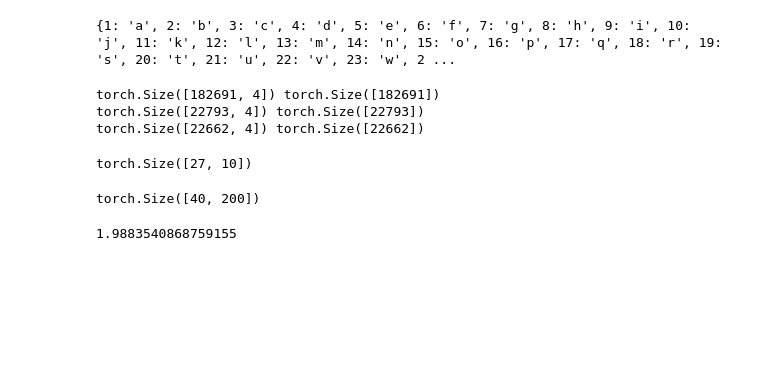
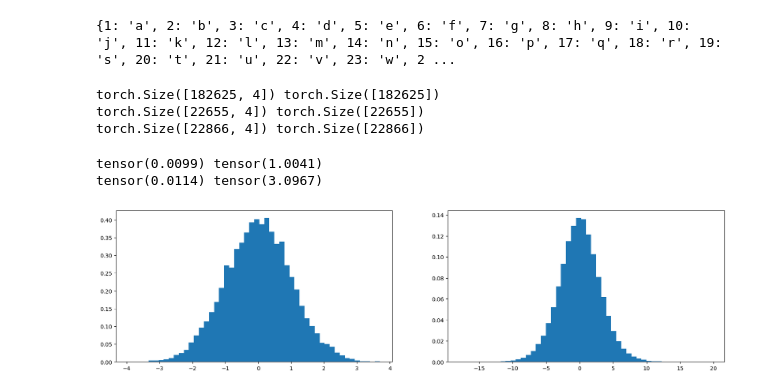
Before and after one commit to MrAl3x0/makemore, a Jupyter notebook: makemore.ipynb, the cells around one changed output. Drawn from its saved outputs; the diff is of its cells as text; code cells hidden in the pictures; blank space fills up the shorter version.

```diff
--- a/makemore.ipynb
+++ b/makemore.ipynb
@@ -205,6 +223,8 @@ print(itos)
 # %%
 # Building the dataset
 block_size = 4 # context length
+n_embd = 10
+n_hidden = 200
 
 def build_dataset(words):
     X, Y = [], []
@@ -231,10 +251,10 @@ n2 = int(0.9*len(words))
 
 Xtr, Ytr = build_dataset(words[:n1])
 Xdev, Ydev = build_dataset(words[n1:n2])
-Xte, Ytest = build_dataset(words[n2:])
+Xte, Yte = build_dataset(words[n2:])
 # %% [output]
-torch.Size([182691, 4]) torch.Size([182691])
-torch.Size([22793, 4]) torch.Size([22793])
-torch.Size([22662, 4]) torch.Size([22662])
+torch.Size([182625, 4]) torch.Size([182625])
+torch.Size([22655, 4]) torch.Size([22655])
+torch.Size([22866, 4]) torch.Size([22866])
 # %%
 g = torch.Generator().manual_seed(2147483647)
@@ -247,46 +267,24 @@ parameters = [C, W1, b1, W2, b2]
 # %%
 for p in parameters:
     p.requires_grad = True
+# %%
+x = torch.randn(1000, 10)
+w = torch.randn(10, 200)
+y = x @ w
+print(x.mean(), x.std())
+print(y.mean(), y.std())
+plt.figure(figsize=(20, 5))
+plt.subplot(121)
+plt.hist(x.view(-1).tolist(), 50, density=True);
+plt.subplot(122)
+plt.hist(y.view(-1).tolist(), 50, density=True);
+# %% [output]
+tensor(0.0099) tensor(1.0041)
+tensor(0.0114) tensor(3.0967)
+[figure, added]
 # %%
 lre = torch.linspace(-3, 0, 1000)
 lrs = 10**lre
 # %%
 lri, lossi, stepi = [], [], []
-# %%
-C.shape
-# %% [output]
-torch.Size([27, 10])
-# %%
-W1.shape
-# %% [output]
-torch.Size([40, 200])
-# %%
-for i in range(30000):
-    # Construct minibatch
-    ix = torch.randint(0, Xtr.shape[0], (100,))
-    # Forward pass
-    emb = C[Xtr[ix]].view(-1, 40)
-    h = torch.tanh(emb @ W1 + b1)
-    logits = h @ W2 + b2
-    # counts = logits.exp()
-    # prob = counts / counts.sum(1, keepdim=True)
-    # loss = -prob[torch.arange(32), Y].log().mean()
-    loss = F.cross_entropy(logits, Ytr[ix])
-
-    # Backward pass
-    for p in parameters:
-        p.grad = None
-    loss.backward()
-    # Update
-    lr = 0.05
-    for p in parameters:
-        p.data += -lr * p.grad
-
-    # lri.append(lre[i])
-    stepi.append(i)
-    lossi.append(loss.item())
-
-print(loss.item())
-# %% [output]
-1.9883540868759155
 # %%
```
Also changed, not shown: parts of 8 cells of this notebook.
